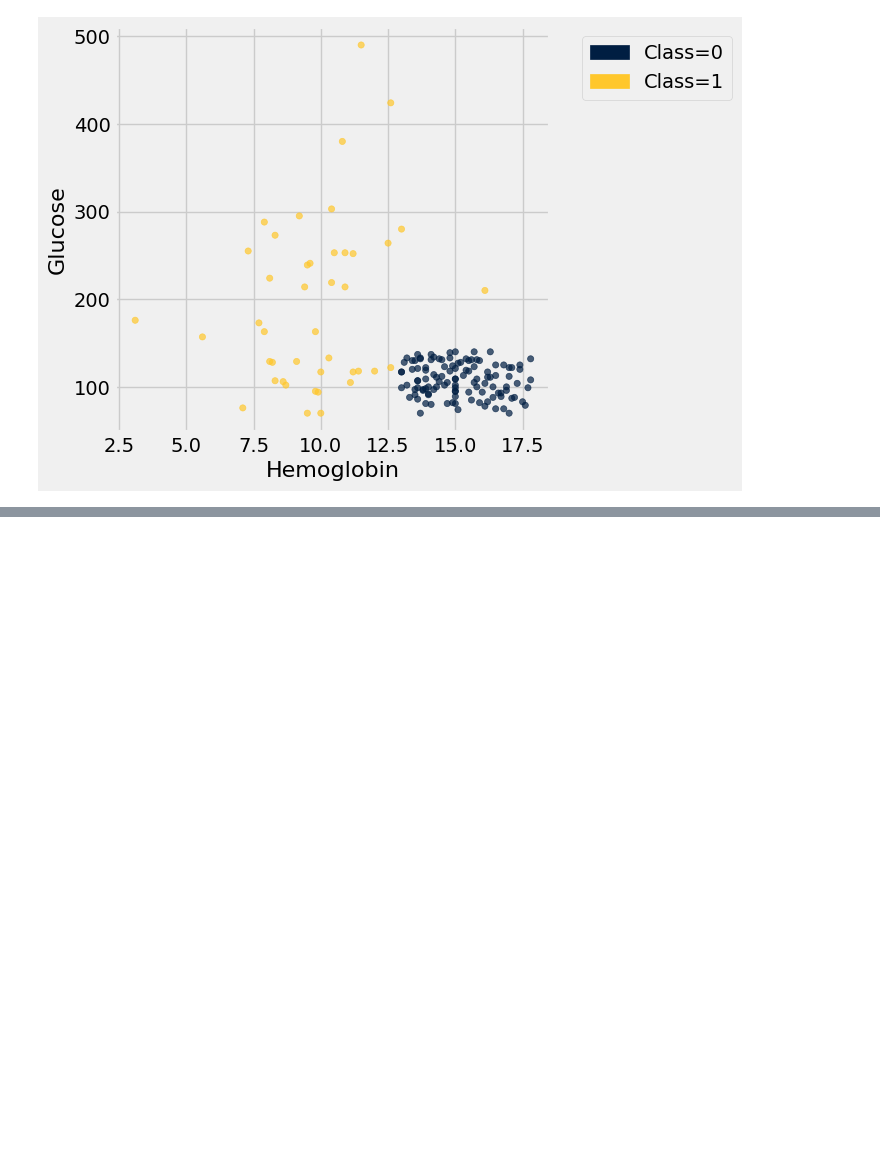
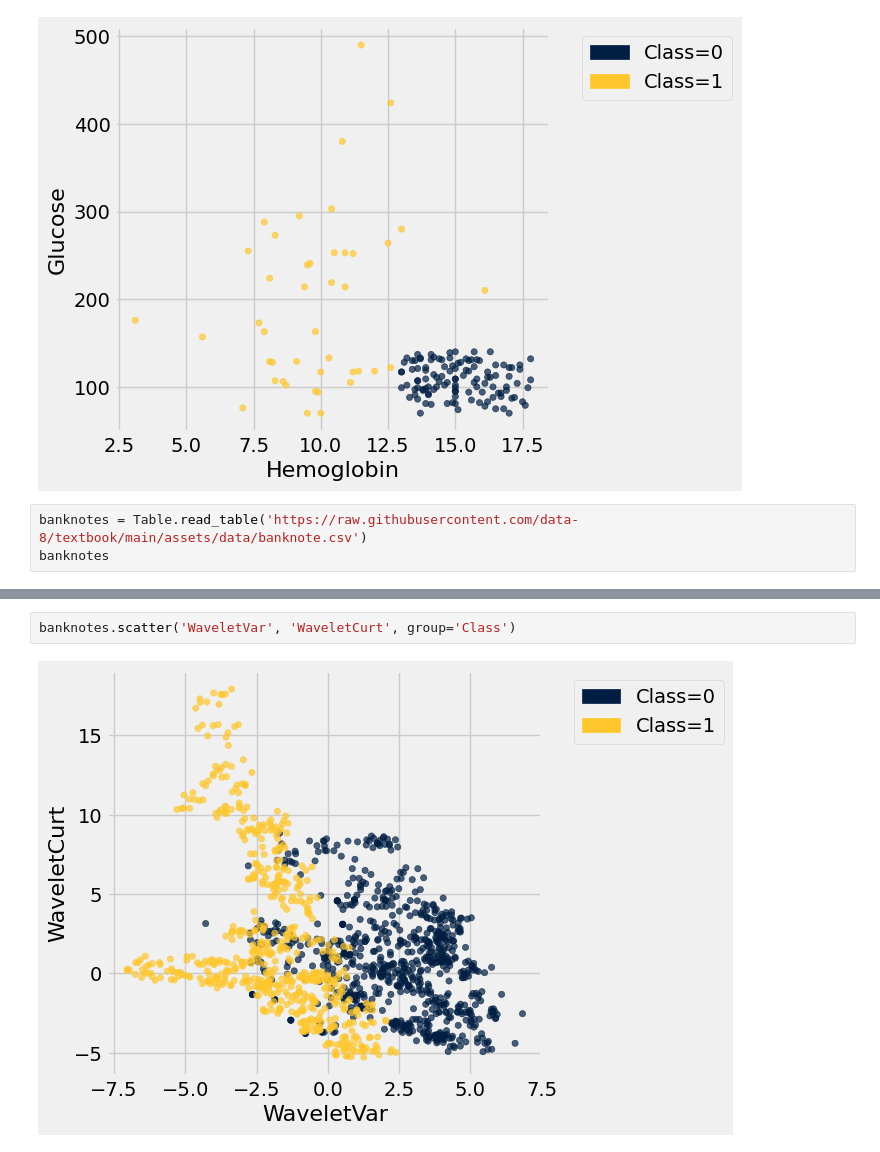
Before and after one commit to ciretorres/python, a Jupyter notebook: data8.3x/week4/sec08_classification.ipynb, the cells around one changed output, grey strips where cells are left out. Saved outputs shown, nothing was run; the diff lists cells and outputs as text; blank space fills up the shorter version.

```diff
--- a/data8.3x/week4/sec08_classification.ipynb
+++ b/data8.3x/week4/sec08_classification.ipynb
@@ -31,3 +31,6 @@ ckd.scatter('White Blood Cell Count', 'Glucose', group='Class')
 ckd.scatter('Hemoglobin', 'Glucose', group='Class')
 # %% [output]
 [figure]
+# %%
+banknotes = Table.read_table('https://raw.githubusercontent.com/data-8/textbook/main/assets/data/banknote.csv')
+banknotes
@@ -33,0 +50,4 @@ ckd.scatter('Hemoglobin', 'Glucose', group='Class')
+# %%
+banknotes.scatter('WaveletVar', 'WaveletCurt', group='Class')
+# %% [output]
+[figure, added]
```
Also changed, not shown: parts of 3 cells of this notebook.
